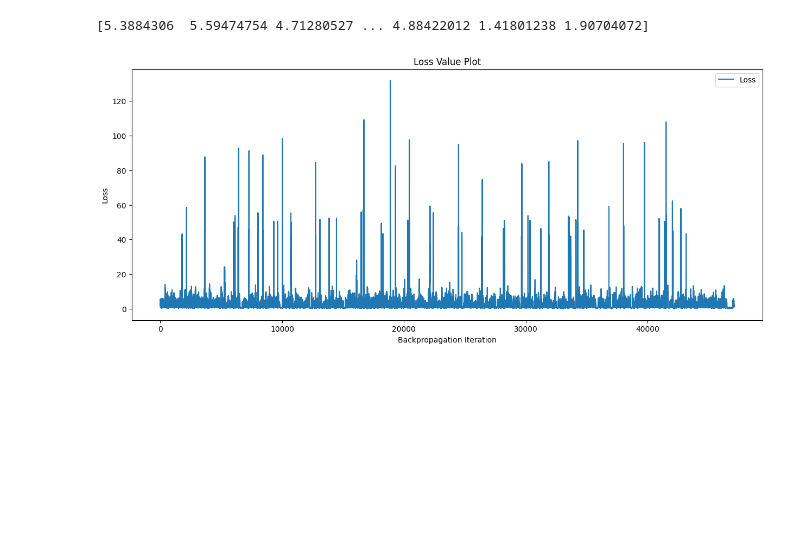
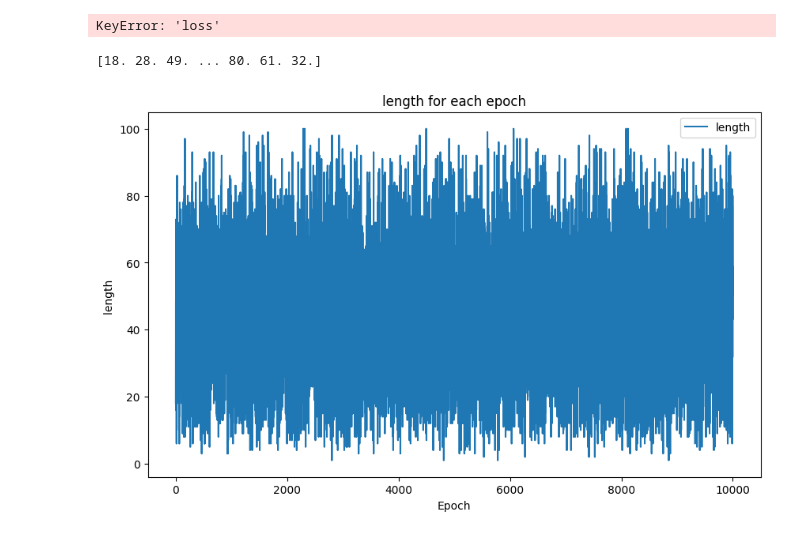
Before and after one commit to wilson20010327/vibecheck, a Jupyter notebook: visualize_the_rl_result.ipynb, the cells around one changed output. Cells and saved outputs as stored; diff of their text form; code cells hidden in the pictures; blank space fills up the shorter version.

```diff
--- a/visualize_the_rl_result.ipynb
+++ b/visualize_the_rl_result.ipynb
@@ -4,7 +4,7 @@ import matplotlib.pyplot as plt
 import os
 import numpy as np
 # Assuming the result path is stored in a variable called result_path
-result_path = './result/Jan_19_overfitting/train/'
+result_path = './result/IL/training/1/'
 
 file_list = os.listdir(result_path)
 
@@ -24,6 +24,28 @@ plt.title('Loss Value Plot')
 plt.legend()
 plt.show()
 # %% [output]
-[5.3884306  5.59474754 4.71280527 ... 4.88422012 1.41801238 1.90704072]
+KeyError: 'loss'
-[figure, removed]
+# %%
+result_path = './result/IL/training/1/'
+
+file_list = os.listdir(result_path)
+
+length = np.array([])
+for file_name in file_list:
+    if file_name.endswith('.csv'):
+        file = result_path + file_name
+        data = pd.read_csv(file)
+        length = np.append(length, len(data))
+print(length)
+# Plot the loss values
+plt.figure(figsize=(10, 6))
+plt.plot(length, label='length')
+plt.xlabel('Epoch')
+plt.ylabel('length ')
+plt.title('length for each epoch')
+plt.legend()
+plt.show()
+# %% [output]
+[18. 28. 49. ... 80. 61. 32.]
+[figure, added]
 # %%
```
Also changed, not shown: parts of 3 cells of this notebook, 7 other files.
